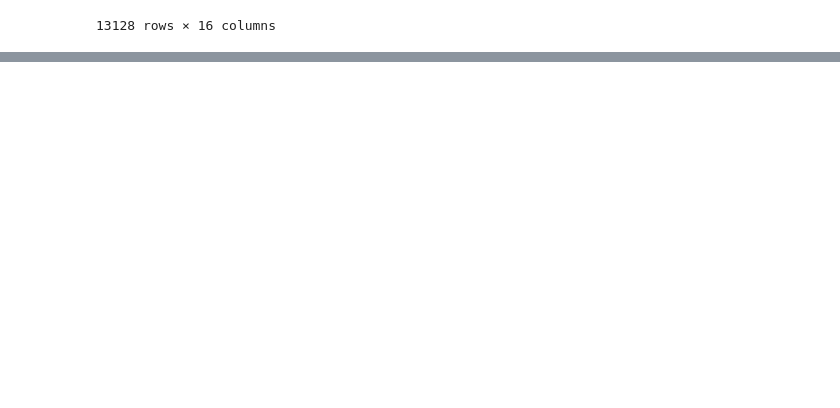
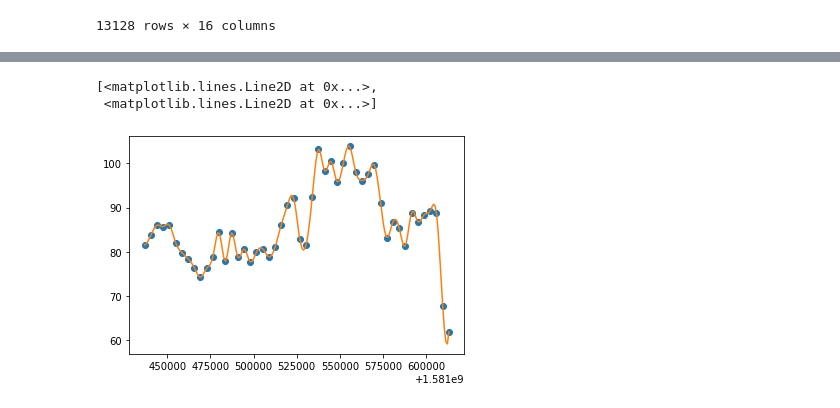
Before and after one commit to invveritas/green_charging_emobility, a Jupyter notebook: Notebooks/Merge meter with CO2 data.ipynb, the cells around one changed output, grey strips where cells are left out. Drawn from its saved outputs; the diff is of its cells as text; code cells hidden in the pictures; blank space fills up the shorter version.

```diff
--- a/Notebooks/Merge meter with CO2 data.ipynb
+++ b/Notebooks/Merge meter with CO2 data.ipynb
@@ -182,0 +243,15 @@ co2[1000:1200].plot(x='datetime', y='co2_intensity')
+# %%
+epoch = pd.to_datetime(0, utc=True)
+# %%
+xs = co2[1000:1050]['datetime'].apply(lambda x: (x - epoch).total_seconds())
+ys = co2[1000:1050]['co2_intensity']
+# %%
+interp_func = interp1d(xs, ys, kind='cubic')
+# %%
+new_xs = np.linspace(xs.min(), xs.max(), 200)
+# %%
+plt.plot(xs, ys, 'o', new_xs, interp_func(new_xs), '-')
+# %% [output]
+[<matplotlib.lines.Line2D at 0x...>,
+ <matplotlib.lines.Line2D at 0x...>]
+[figure, added]
```
Also changed, not shown: parts of 16 cells of this notebook.
